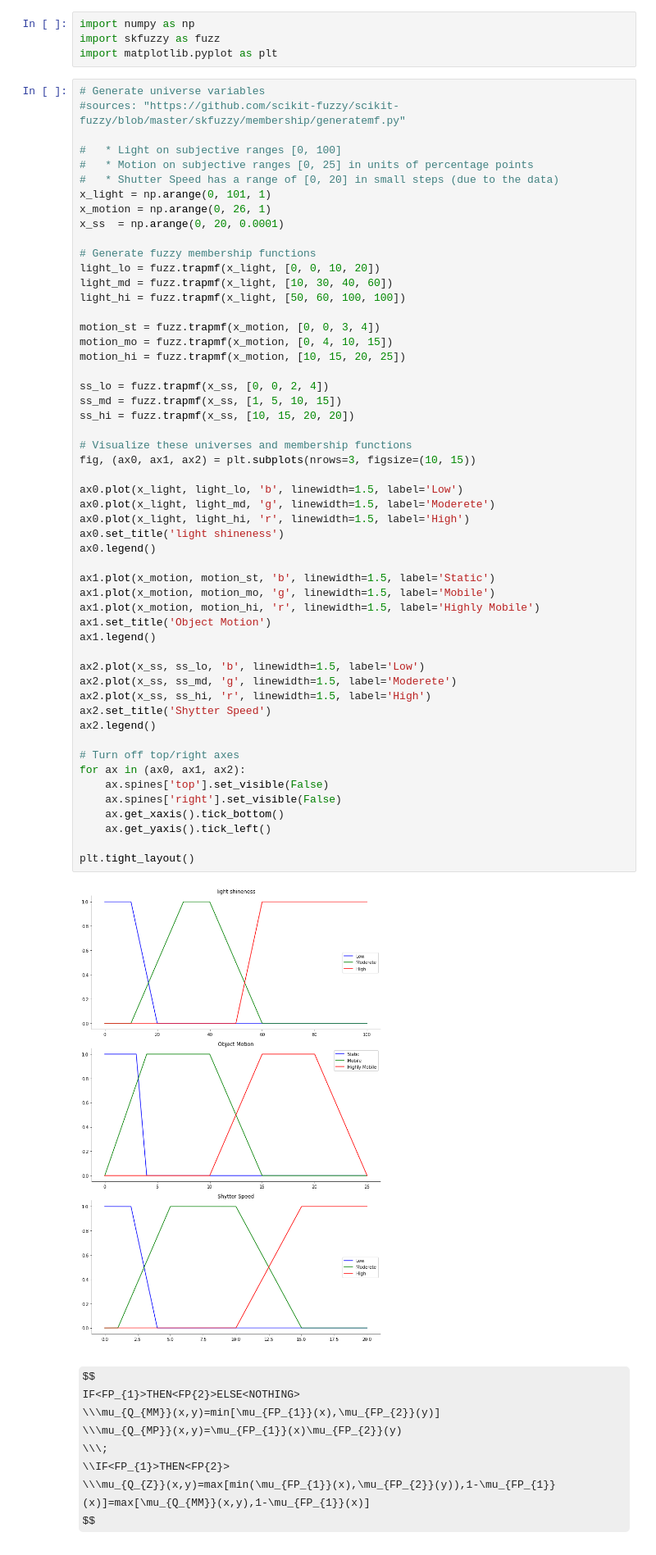
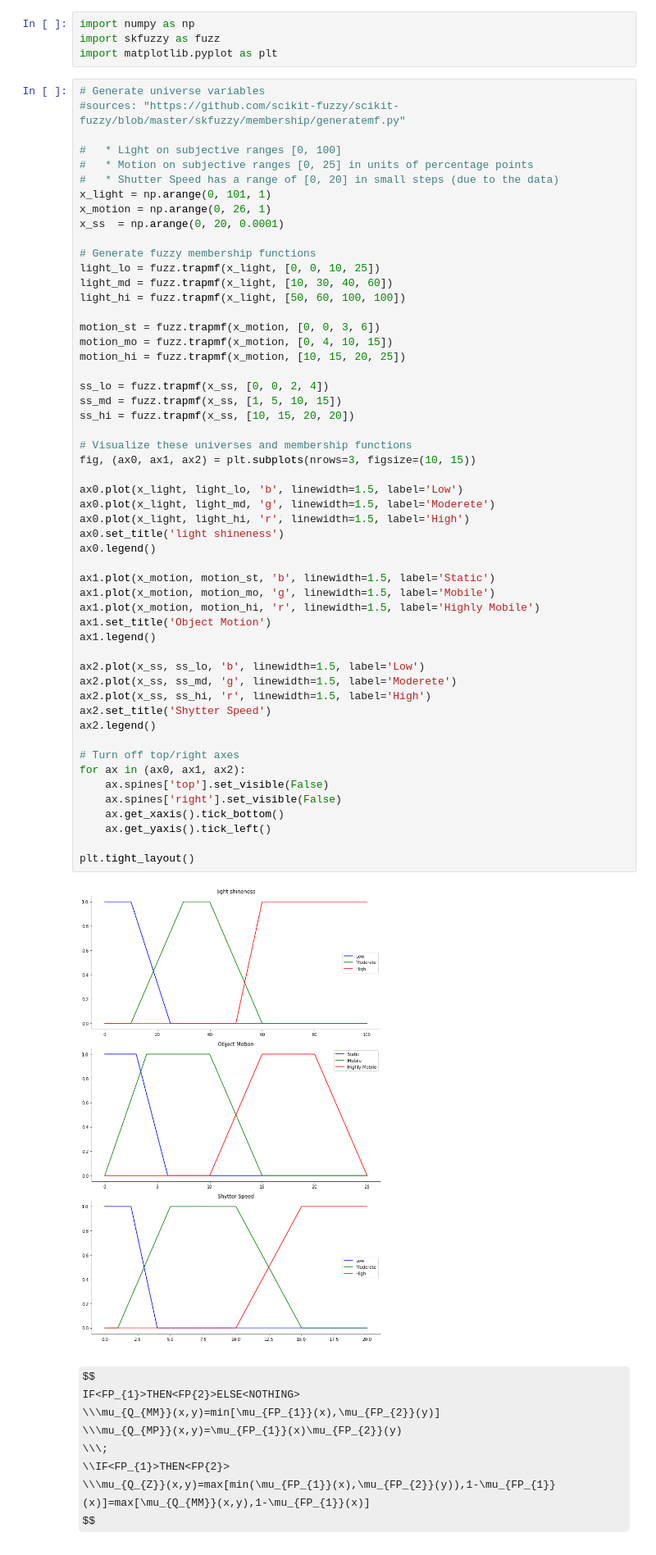
Before and after one commit to garfield-gray/Fuzzy, a Jupyter notebook: P#1.ipynb, the cells around one changed output. Shown: that part at 82% size. Saved outputs shown, nothing was run; the diff lists cells and outputs as text; some formulas as TeX source.

```diff
--- a/P#1.ipynb
+++ b/P#1.ipynb
@@ -25,11 +25,11 @@ x_motion = np.arange(0, 26, 1)
 x_ss  = np.arange(0, 20, 0.0001)
 
 # Generate fuzzy membership functions
-light_lo = fuzz.trapmf(x_light, [0, 0, 10, 20])
+light_lo = fuzz.trapmf(x_light, [0, 0, 10, 25])
 light_md = fuzz.trapmf(x_light, [10, 30, 40, 60])
 light_hi = fuzz.trapmf(x_light, [50, 60, 100, 100])
 
-motion_st = fuzz.trapmf(x_motion, [0, 0, 3, 4])
+motion_st = fuzz.trapmf(x_motion, [0, 0, 3, 6])
 motion_mo = fuzz.trapmf(x_motion, [0, 4, 10, 15])
 motion_hi = fuzz.trapmf(x_motion, [10, 15, 20, 25])
 
@@ -40,34 +40,34 @@ ss_hi = fuzz.trapmf(x_ss, [10, 15, 20, 20])
 # Visualize these universes and membership functions
 fig, (ax0, ax1, ax2) = plt.subplots(nrows=3, figsize=(10, 15))
 
 ax0.plot(x_light, light_lo, 'b', linewidth=1.5, label='Low')
 ax0.plot(x_light, light_md, 'g', linewidth=1.5, label='Moderete')
 ax0.plot(x_light, light_hi, 'r', linewidth=1.5, label='High')
 ax0.set_title('light shineness')
 ax0.legend()
 
 ax1.plot(x_motion, motion_st, 'b', linewidth=1.5, label='Static')
 ax1.plot(x_motion, motion_mo, 'g', linewidth=1.5, label='Mobile')
 ax1.plot(x_motion, motion_hi, 'r', linewidth=1.5, label='Highly Mobile')
 ax1.set_title('Object Motion')
 ax1.legend()
 
 ax2.plot(x_ss, ss_lo, 'b', linewidth=1.5, label='Low')
 ax2.plot(x_ss, ss_md, 'g', linewidth=1.5, label='Moderete')
 ax2.plot(x_ss, ss_hi, 'r', linewidth=1.5, label='High')
 ax2.set_title('Shytter Speed')
 ax2.legend()
 
 # Turn off top/right axes
 for ax in (ax0, ax1, ax2):
     ax.spines['top'].set_visible(False)
     ax.spines['right'].set_visible(False)
     ax.get_xaxis().tick_bottom()
     ax.get_yaxis().tick_left()
 
 plt.tight_layout()
 # %% [output]
-[figure, old version]
+[figure, new version]
 # %% [markdown]
 $$
 IF<FP_{1}>THEN<FP{2}>ELSE<NOTHING>
```
Also changed, not shown: parts of 3 cells of this notebook.
